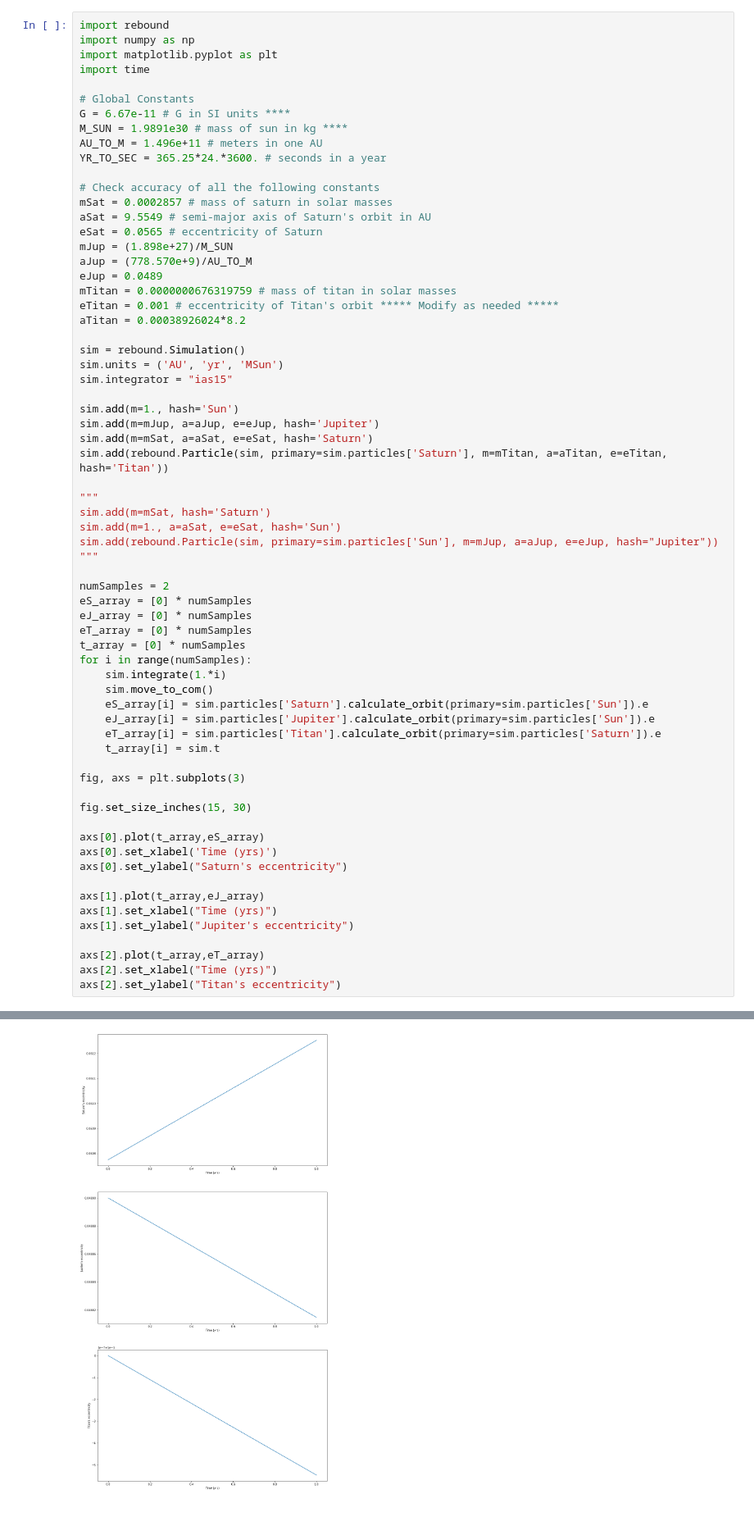
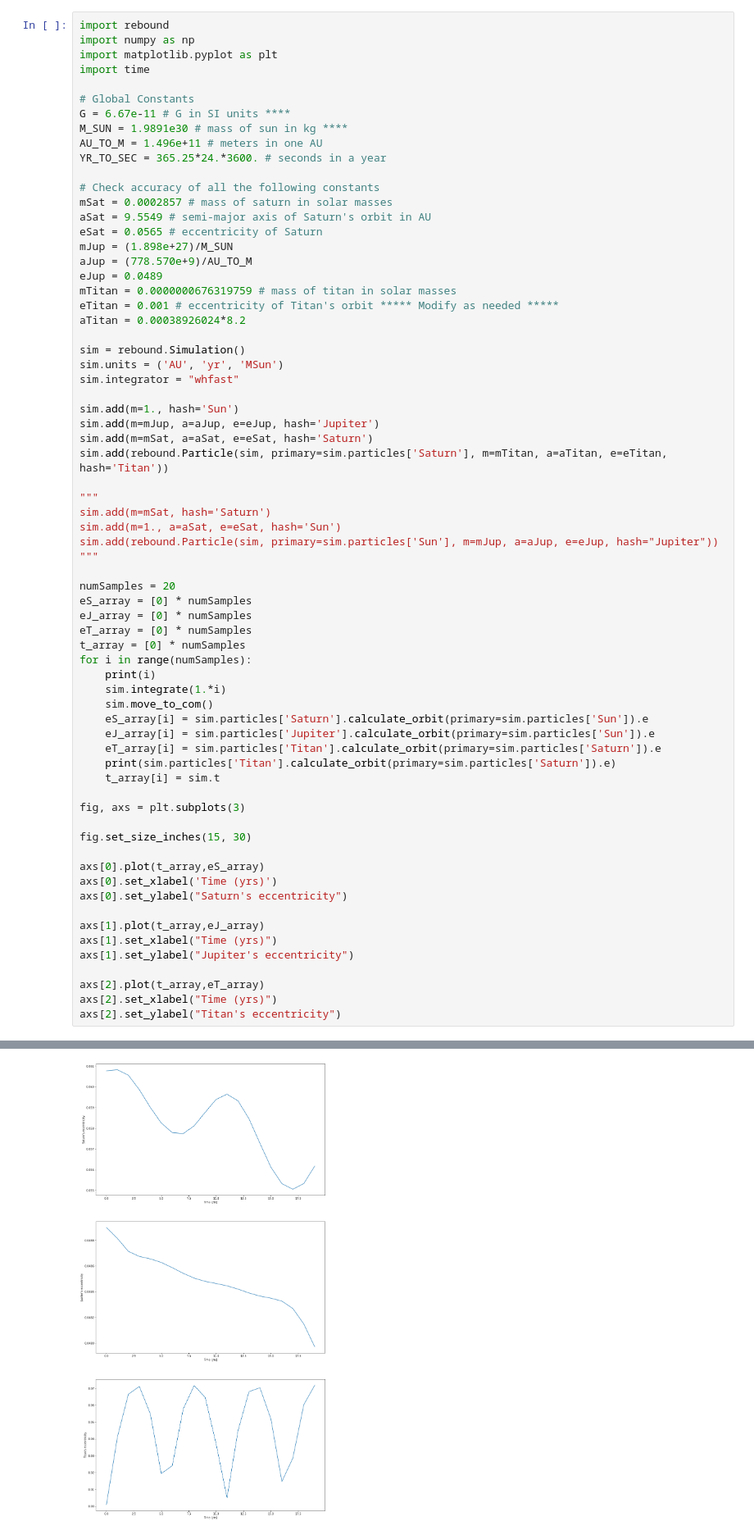
Before and after one commit to hdayuan/F21_JP_Titan-Sims, a Jupyter notebook: test_jupiter.ipynb, the cells around one changed output, grey strips where cells are left out. Shown at 82% size. Drawn from its saved outputs; the diff is of its cells as text.

```diff
--- a/test_jupiter.ipynb
+++ b/test_jupiter.ipynb
@@ -23,7 +23,7 @@ aTitan = 0.00038926024*8.2
 
 sim = rebound.Simulation()
 sim.units = ('AU', 'yr', 'MSun')
-sim.integrator = "ias15"
+sim.integrator = "whfast"
 
 sim.add(m=1., hash='Sun')
 sim.add(m=mJup, a=aJup, e=eJup, hash='Jupiter')
@@ -36,17 +36,19 @@ sim.add(m=1., a=aSat, e=eSat, hash='Sun')
 sim.add(rebound.Particle(sim, primary=sim.particles['Sun'], m=mJup, a=aJup, e=eJup, hash="Jupiter"))
 """
 
-numSamples = 2
+numSamples = 20
 eS_array = [0] * numSamples
 eJ_array = [0] * numSamples
 eT_array = [0] * numSamples
 t_array = [0] * numSamples
 for i in range(numSamples):
+    print(i)
     sim.integrate(1.*i)
     sim.move_to_com()
     eS_array[i] = sim.particles['Saturn'].calculate_orbit(primary=sim.particles['Sun']).e
     eJ_array[i] = sim.particles['Jupiter'].calculate_orbit(primary=sim.particles['Sun']).e
     eT_array[i] = sim.particles['Titan'].calculate_orbit(primary=sim.particles['Saturn']).e
+    print(sim.particles['Titan'].calculate_orbit(primary=sim.particles['Saturn']).e)
     t_array[i] = sim.t
 
 fig, axs = plt.subplots(3)
@@ -69 +88 @@ Text(0, 0.5, "Titan's eccentricity")
-[figure, old version]
+[figure, new version]
```
Also changed, not shown: parts of 1 cell of this notebook, 1 other file.
